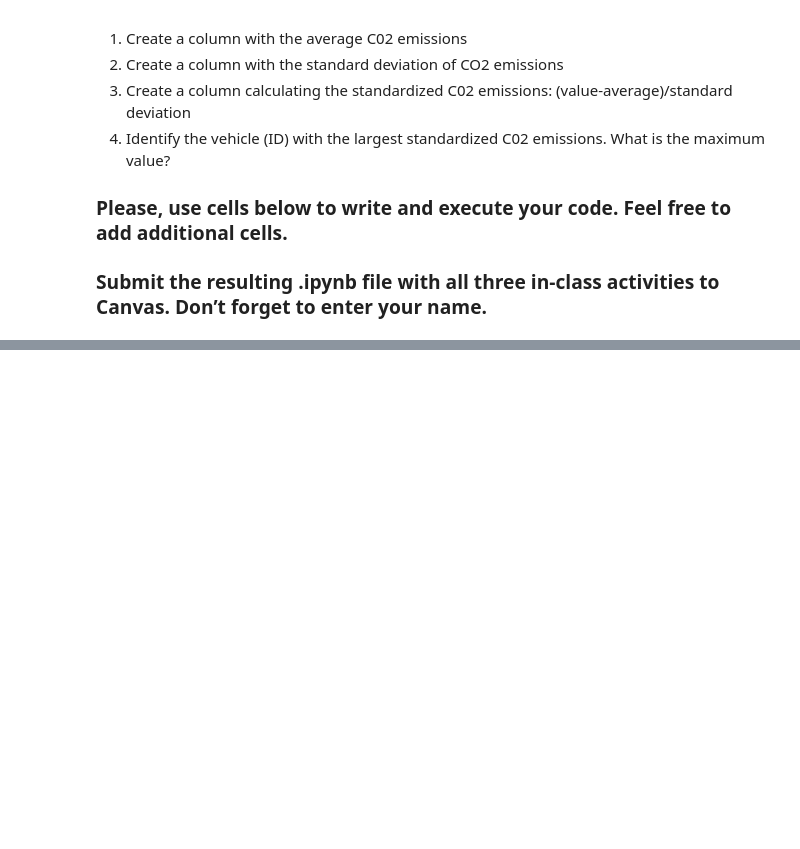
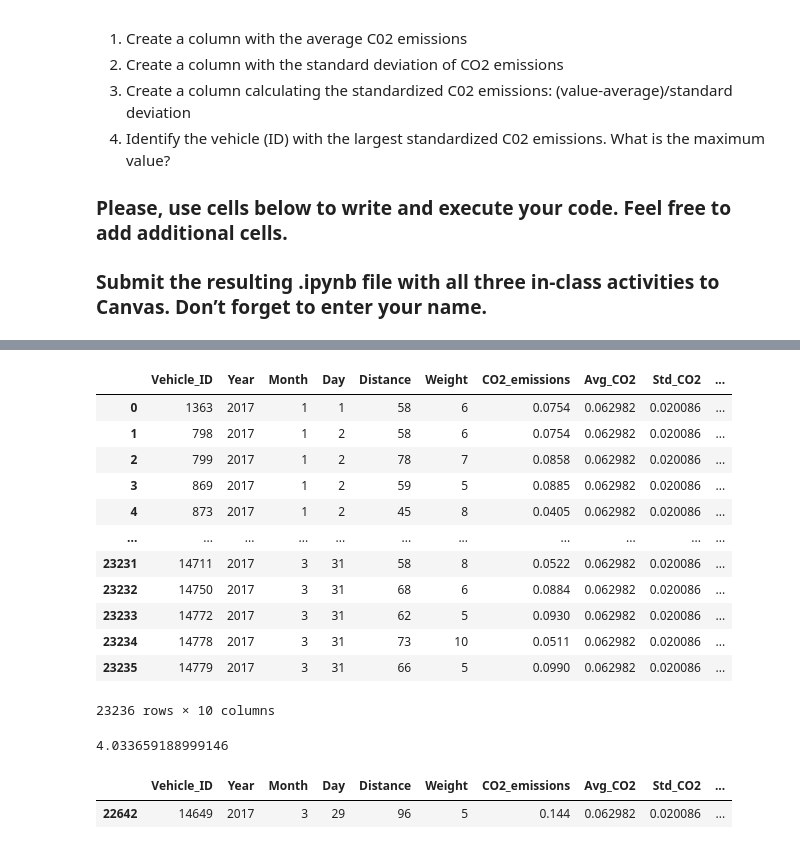
Before and after one commit to aaayala92/DataManagementWithPandas, a Jupyter notebook: Session2/session2_inclass (1).ipynb, the cells around one changed output, grey strips where cells are left out. Drawn from its saved outputs; the diff is of its cells as text; code cells hidden in the pictures; blank space fills up the shorter version.

```diff
--- a/Session2/session2_inclass (1).ipynb
+++ b/Session2/session2_inclass (1).ipynb
@@ -44,0 +268,28 @@ Please enter your name in a cell below
+# %%
+# 3. Create a column calculating the standardized C02 emissions: (value-average)/standard deviation
+co2_2017['Standarized_CO2']=(co2_2017['CO2_emissions']-co2_2017['Avg_CO2'])/co2_2017['Std_CO2']
+co2_2017
+# %% [output]
+|  | Vehicle_ID | Year | Month | Day | Distance | Weight | CO2_emissions | Avg_CO2 | Std_CO2 | ... |
+| 0 | 1363 | 2017 | 1 | 1 | 58 | 6 | 0.0754 | 0.062982 | 0.020086 | ... |
+| 1 | 798 | 2017 | 1 | 2 | 58 | 6 | 0.0754 | 0.062982 | 0.020086 | ... |
+| 2 | 799 | 2017 | 1 | 2 | 78 | 7 | 0.0858 | 0.062982 | 0.020086 | ... |
+| 3 | 869 | 2017 | 1 | 2 | 59 | 5 | 0.0885 | 0.062982 | 0.020086 | ... |
+| 4 | 873 | 2017 | 1 | 2 | 45 | 8 | 0.0405 | 0.062982 | 0.020086 | ... |
+| ... | ... | ... | ... | ... | ... | ... | ... | ... | ... | ... |
+| 23231 | 14711 | 2017 | 3 | 31 | 58 | 8 | 0.0522 | 0.062982 | 0.020086 | ... |
+| 23232 | 14750 | 2017 | 3 | 31 | 68 | 6 | 0.0884 | 0.062982 | 0.020086 | ... |
+| 23233 | 14772 | 2017 | 3 | 31 | 62 | 5 | 0.0930 | 0.062982 | 0.020086 | ... |
+| 23234 | 14778 | 2017 | 3 | 31 | 73 | 10 | 0.0511 | 0.062982 | 0.020086 | ... |
+| 23235 | 14779 | 2017 | 3 | 31 | 66 | 5 | 0.0990 | 0.062982 | 0.020086 | ... |
+23236 rows × 10 columns
+# %%
+# 4. Identify the vehicle (ID) with the largest standardized C02 emissions. What is the maximum value?
+co2_2017['Standarized_CO2'].max()
+# %% [output]
+4.033659188999146
+# %%
+co2_2017[co2_2017['Standarized_CO2']==co2_2017['Standarized_CO2'].max()]
+# %% [output]
+|  | Vehicle_ID | Year | Month | Day | Distance | Weight | CO2_emissions | Avg_CO2 | Std_CO2 | ... |
+| 22642 | 14649 | 2017 | 3 | 29 | 96 | 5 | 0.144 | 0.062982 | 0.020086 | ... |
```
Also changed, not shown: parts of 21 cells of this notebook, 3 other files.
